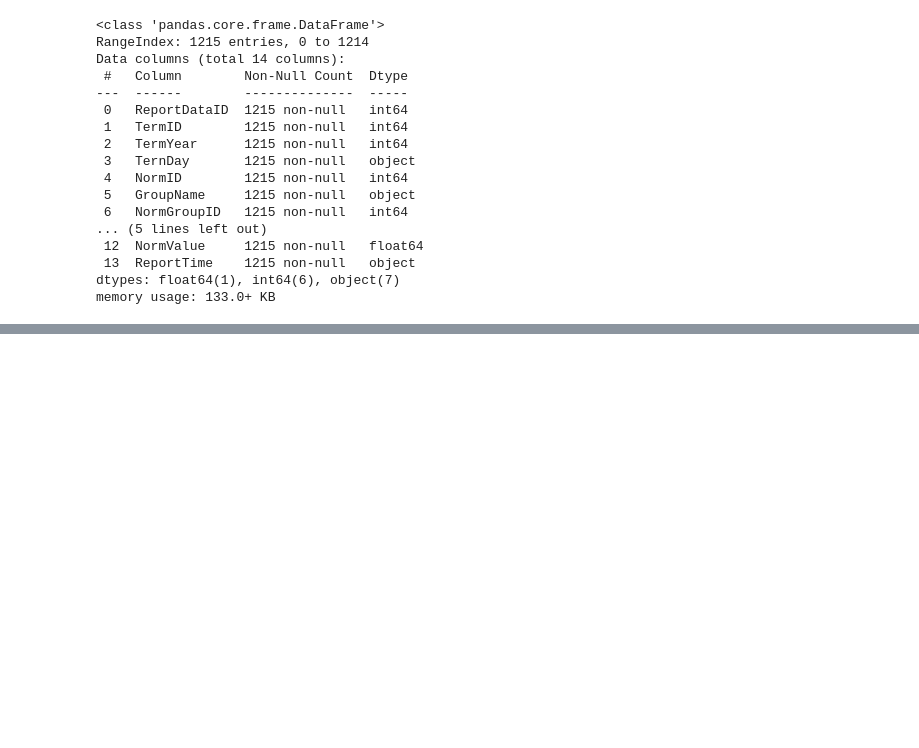
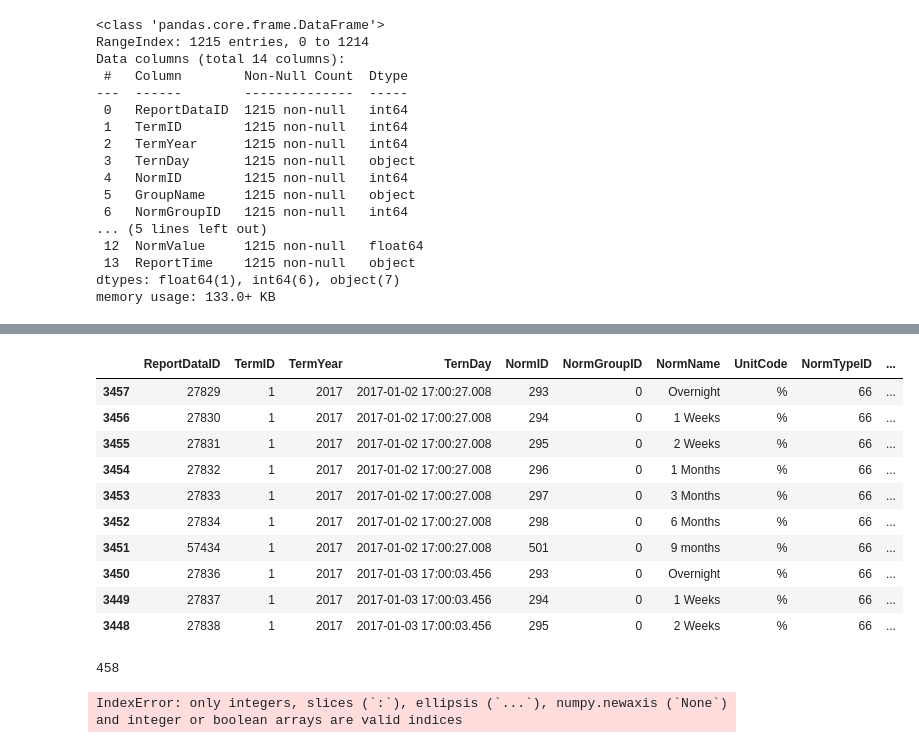
Before and after one commit to tranthanhbinh1/stock-recommendation-system, a Jupyter notebook: vietstock.ipynb, the cells around one changed output, grey strips where cells are left out. Drawn from its saved outputs; the diff is of its cells as text; code cells hidden in the pictures; blank space fills up the shorter version.

```diff
--- a/vietstock.ipynb
+++ b/vietstock.ipynb
@@ -37,0 +83,61 @@ JSONDecodeError: Expecting value: line 1 column 1 (char 0)
+# %%
+rates_df = rates_df.drop(columns=["CssStyle", "GroupName"])
+rates_df["TernDay"] = rates_df["TernDay"].str.extract(r'/Date\((.*?)\)/', expand=False)
+rates_df["TernDay"] = pd.to_datetime(rates_df["TernDay"], unit="ms")
+# %%
+rates_df.head(10)
+# %% [output]
+|  | ReportDataID | TermID | TermYear | TernDay | NormID | NormGroupID | NormName | UnitCode | NormTypeID | ... |
+| 3457 | 27829 | 1 | 2017 | 2017-01-02 17:00:27.008 | 293 | 0 | Overnight | % | 66 | ... |
+| 3456 | 27830 | 1 | 2017 | 2017-01-02 17:00:27.008 | 294 | 0 | 1 Weeks | % | 66 | ... |
+| 3455 | 27831 | 1 | 2017 | 2017-01-02 17:00:27.008 | 295 | 0 | 2 Weeks | % | 66 | ... |
+| 3454 | 27832 | 1 | 2017 | 2017-01-02 17:00:27.008 | 296 | 0 | 1 Months | % | 66 | ... |
+| 3453 | 27833 | 1 | 2017 | 2017-01-02 17:00:27.008 | 297 | 0 | 3 Months | % | 66 | ... |
+| 3452 | 27834 | 1 | 2017 | 2017-01-02 17:00:27.008 | 298 | 0 | 6 Months | % | 66 | ... |
+| 3451 | 57434 | 1 | 2017 | 2017-01-02 17:00:27.008 | 501 | 0 | 9 months | % | 66 | ... |
+| 3450 | 27836 | 1 | 2017 | 2017-01-03 17:00:03.456 | 293 | 0 | Overnight | % | 66 | ... |
+| 3449 | 27837 | 1 | 2017 | 2017-01-03 17:00:03.456 | 294 | 0 | 1 Weeks | % | 66 | ... |
+| 3448 | 27838 | 1 | 2017 | 2017-01-03 17:00:03.456 | 295 | 0 | 2 Weeks | % | 66 | ... |
+# %%
+# Ingest to Database
+from sqlalchemy import create_engine
+from config.default import DB_DATABASE, DB_HOST, DB_USERNAME, DB_PASSWORD
+
+engine = create_engine(f"postgresql://{DB_USERNAME}:{DB_PASSWORD}@{DB_HOST}/{DB_DATABASE}")
+rates_df.to_sql("interest_rates", engine, if_exists='replace', index=False)
+# %% [output]
+458
+# %%
+# Loop through the data files
+import os
+import pandas as pd
+import json
+from sqlalchemy import create_engine
+from config.default import DB_DATABASE, DB_HOST, DB_USERNAME, DB_PASSWORD
+from utils.helper import camel_to_snake
+
+
+directory = "data/vietstock/"
+prefix = "interest_rates"
+files = [f for f in os.listdir(directory) if f.startswith(prefix)]
+engine = create_engine(
+    f"postgresql://{DB_USERNAME}:{DB_PASSWORD}@{DB_HOST}/{DB_DATABASE}"
+)
+
+for file in files:
+    with open(f"{directory}/{file}", "r") as f:
+        data = json.load(f)["data"]
+    rates_df = pd.DataFrame.from_records(data)
+    rates_df = rates_df.iloc[::-1]
+    rates_df = rates_df.drop(columns=["CssStyle", "GroupName"])
+    rates_df["TernDay"] = rates_df["TernDay"].str.extract(
+        r"/Date\((.*?)\)/", expand=False
+    )
+    rates_df["TernDay"] = pd.to_datetime(rates_df["TernDay"], unit="ms")
+    rates_df.columns["TernDay"] = rates_df.columns["TermDay"]
+    rates_df.columns = rates_df.columns.map(camel_to_snake)
+
+    # Ingestion to database
+    rates_df.to_sql(name="interest_rates", con=engine, if_exists="append", index=False)
+# %% [output]
+IndexError: only integers, slices (`:`), ellipsis (`...`), numpy.newaxis (`None`) and integer or boolean arrays are valid indices
```
Also changed, not shown: parts of 6 cells of this notebook, 7 other files.
